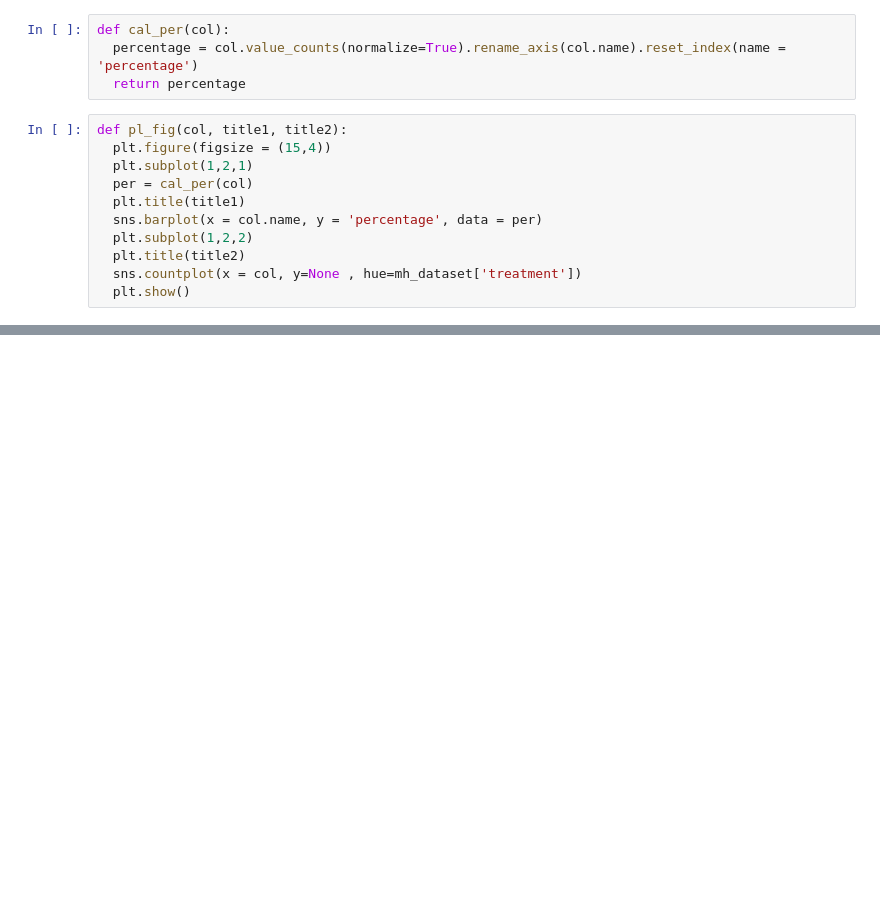
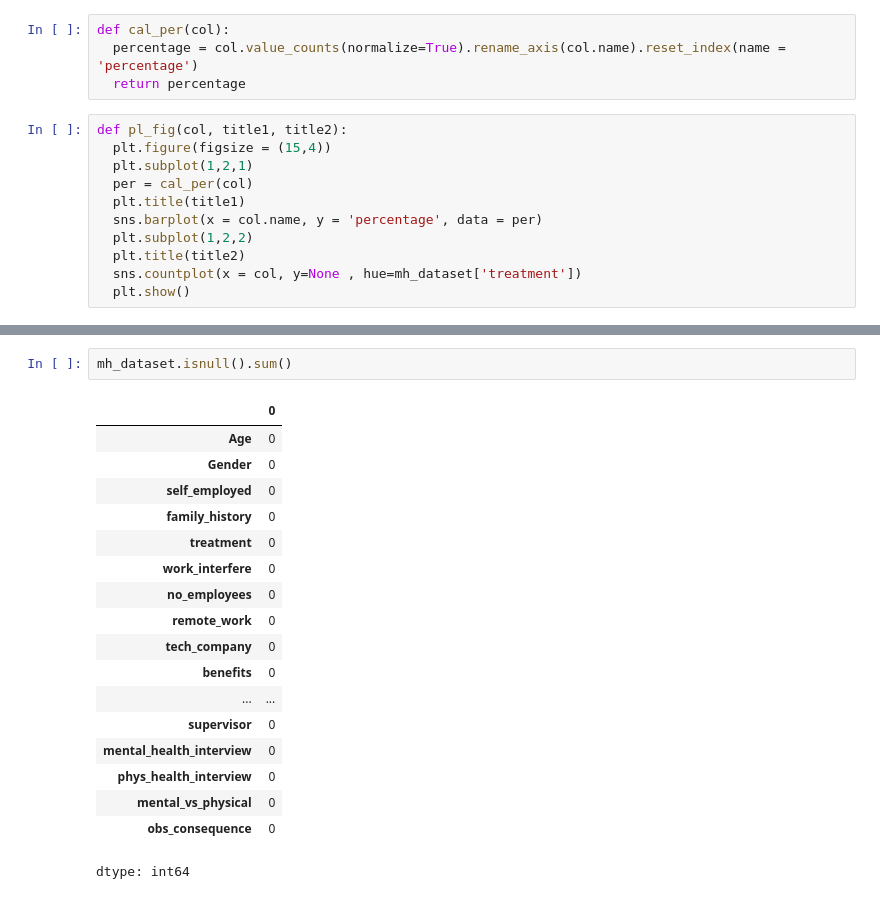
Before and after one commit to as53175n/MENTAL-HEALTH-PROJECT, a Jupyter notebook: Code2review.ipynb, the cells around one changed output, grey strips where cells are left out. Cells and saved outputs as stored; diff of their text form; blank space fills up the shorter version.

```diff
--- a/Code2review.ipynb
+++ b/Code2review.ipynb
@@ -316,0 +339,21 @@ pl_fig(mh_dataset['obs_consequence'],title1, title1)
+# %%
+mh_dataset.isnull().sum()
+# %% [output]
+|  | 0 |
+| Age | 0 |
+| Gender | 0 |
+| self_employed | 0 |
+| family_history | 0 |
+| treatment | 0 |
+| work_interfere | 0 |
+| no_employees | 0 |
+| remote_work | 0 |
+| tech_company | 0 |
+| benefits | 0 |
+| ... | ... |
+| supervisor | 0 |
+| mental_health_interview | 0 |
+| phys_health_interview | 0 |
+| mental_vs_physical | 0 |
+| obs_consequence | 0 |
+dtype: int64
```
Also changed, not shown: parts of 32 cells of this notebook.
